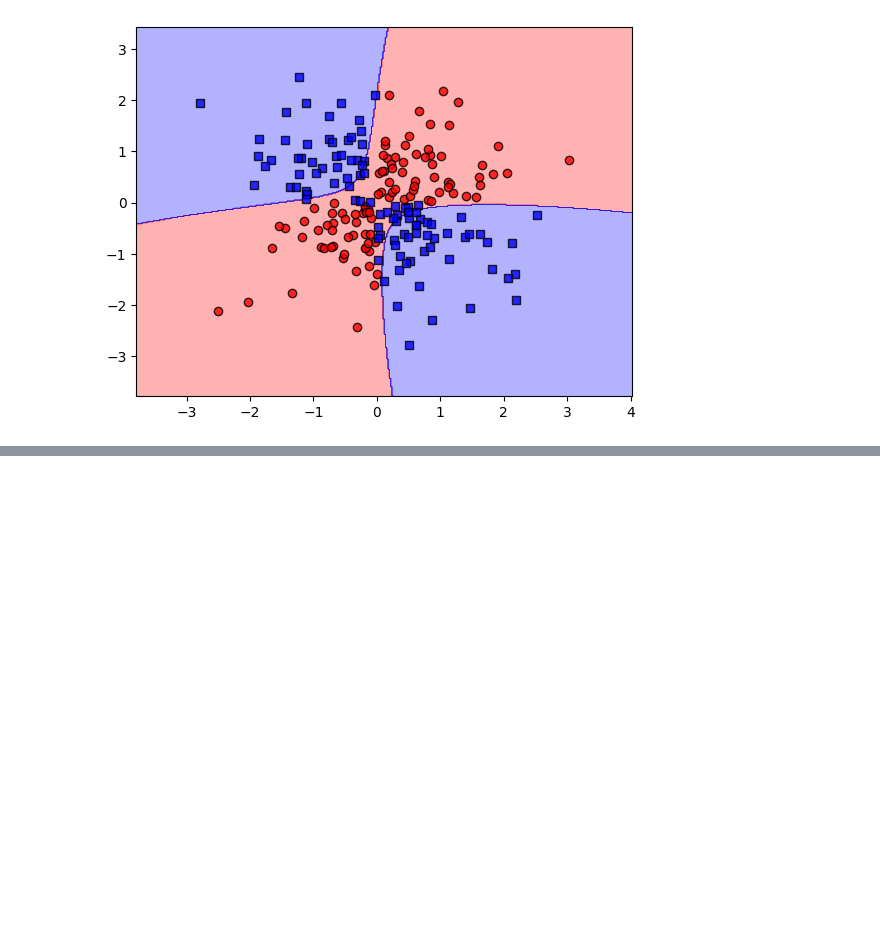
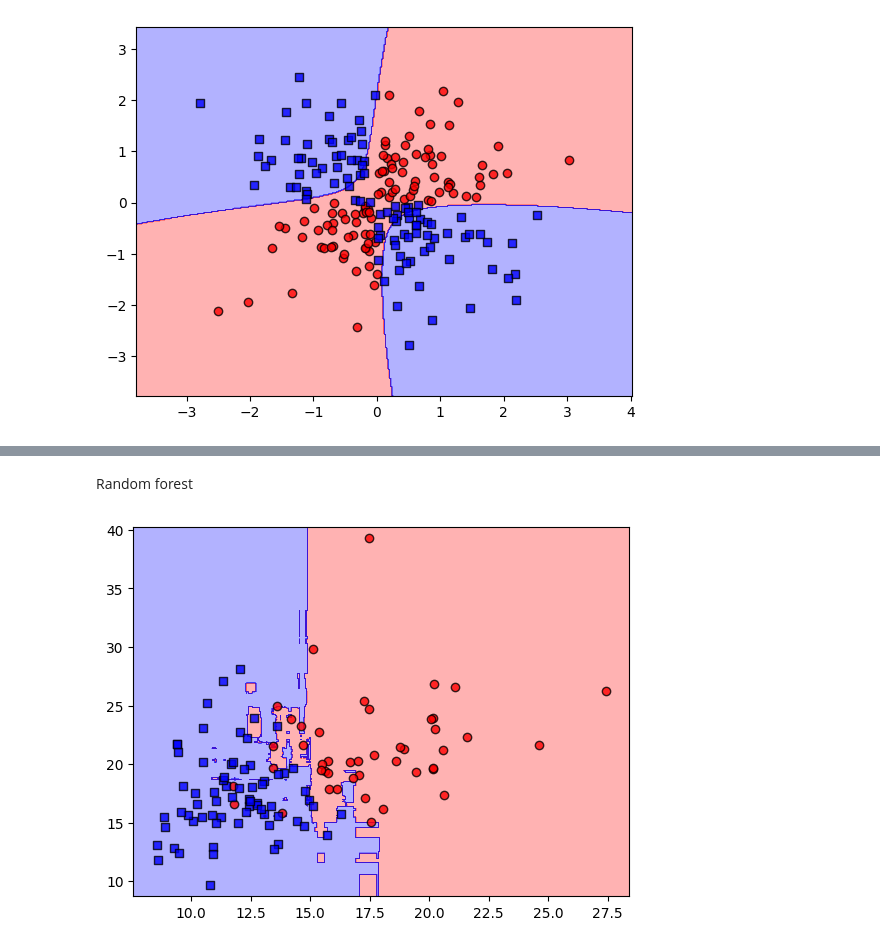
Before and after one commit to addo561/Pytorch-book-chapters, a Jupyter notebook: chapter3.ipynb, the cells around one changed output, grey strips where cells are left out. Cells and saved outputs as stored; diff of their text form; code cells hidden in the pictures; blank space fills up the shorter version.

```diff
--- a/chapter3.ipynb
+++ b/chapter3.ipynb
@@ -179,0 +201,11 @@ plot_decision_regions(X_xor, y_xor, classifier=svm)
+# %% [markdown]
+Random forest
+# %%
+from sklearn.ensemble import RandomForestClassifier
+model = RandomForestClassifier(n_estimators=25,
+                               random_state=1,
+                               n_jobs=2)
+model.fit(X_train,y_train)
+plot_decision_regions(X_test,y_test,classifier=model)
+# %% [output]
+[figure, added]
```
Also changed, not shown: parts of 6 cells of this notebook.
